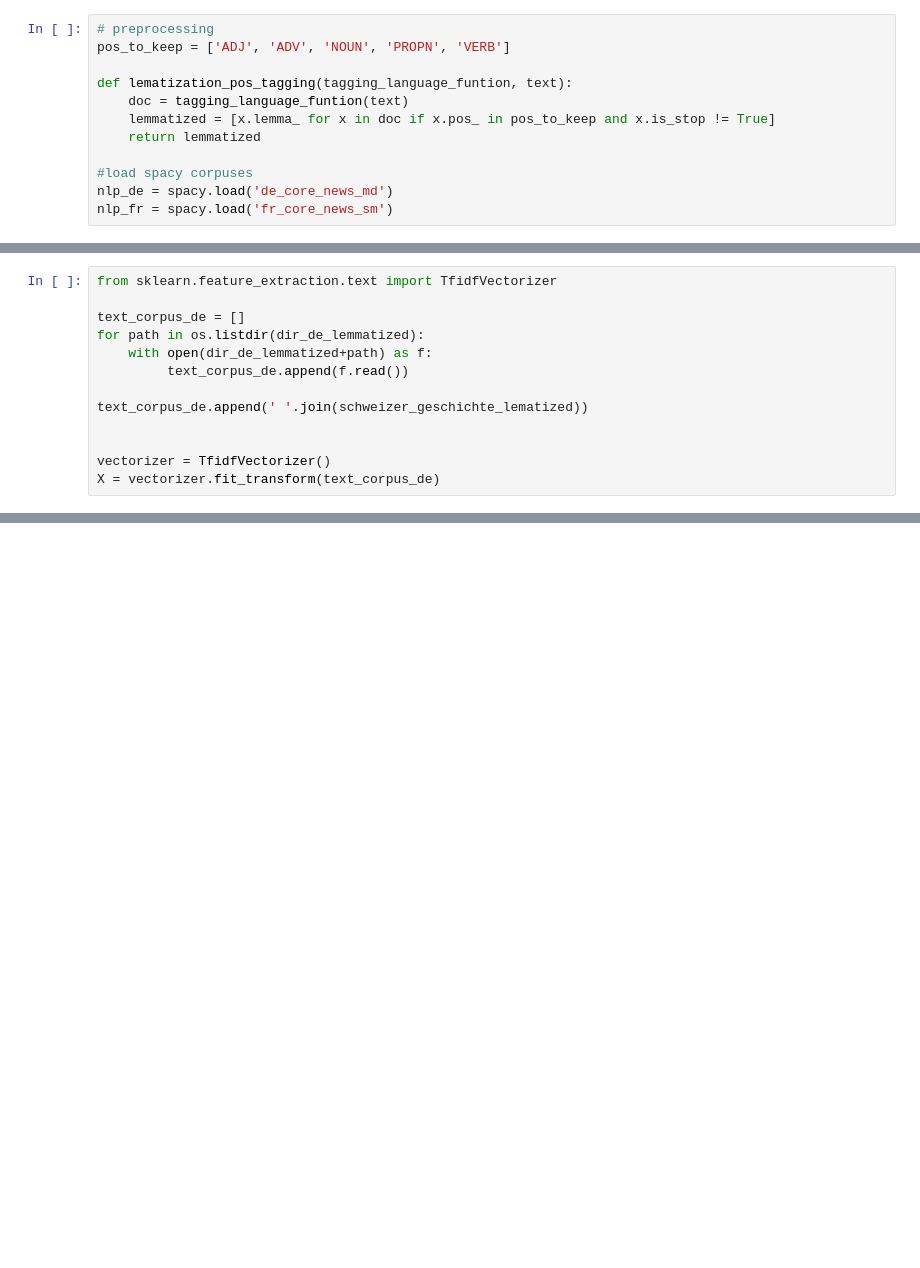
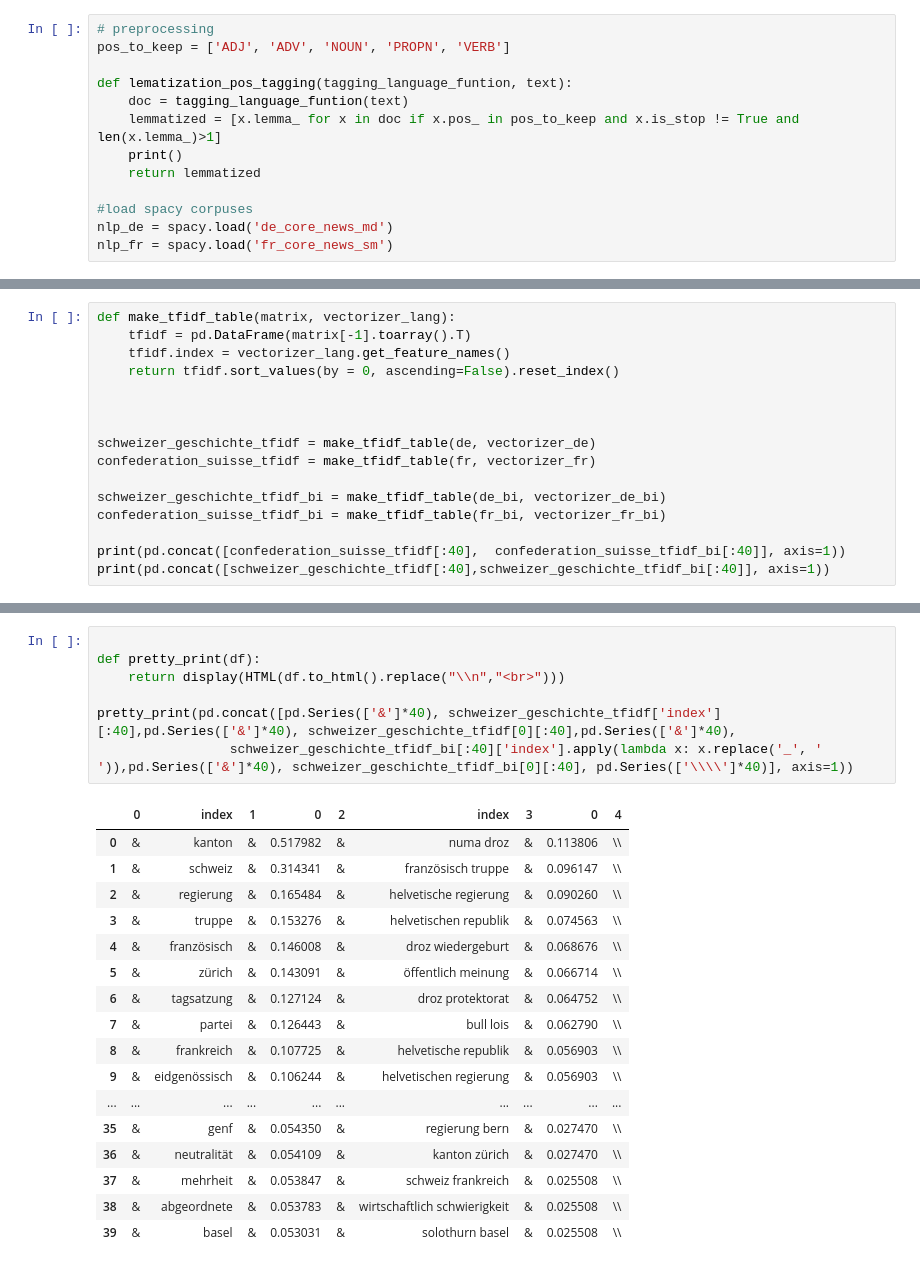
Before and after one commit to ludovicaschaerf/H-D_Project, a Jupyter notebook: aurel_data_preprocessing_tfidf.ipynb, the cells around one changed output, grey strips where cells are left out. Drawn from its saved outputs; the diff is of its cells as text; blank space fills up the shorter version.

```diff
--- a/aurel_data_preprocessing_tfidf.ipynb
+++ b/aurel_data_preprocessing_tfidf.ipynb
@@ -20,7 +78,8 @@ pos_to_keep = ['ADJ', 'ADV', 'NOUN', 'PROPN', 'VERB']
 
 def lematization_pos_tagging(tagging_language_funtion, text):
     doc = tagging_language_funtion(text)
-    lemmatized = [x.lemma_ for x in doc if x.pos_ in pos_to_keep and x.is_stop != True]
+    lemmatized = [x.lemma_ for x in doc if x.pos_ in pos_to_keep and x.is_stop != True and len(x.lemma_)>1]
+    print()
     return lemmatized
 
 #load spacy corpuses
@@ -79,13 +127,0 @@ for files in os.listdir(dir_de_ref)[:50]:
-# %%
-from sklearn.feature_extraction.text import TfidfVectorizer
-
-text_corpus_de = []
-for path in os.listdir(dir_de_lemmatized):
-    with open(dir_de_lemmatized+path) as f:
-         text_corpus_de.append(f.read())
-
-text_corpus_de.append(' '.join(schweizer_geschichte_lematized))
-
-
-vectorizer = TfidfVectorizer()
-X = vectorizer.fit_transform(text_corpus_de)
@@ -120,0 +201,16 @@ schweizer_geschichte_tfidf[:50]
+# %%
+def make_tfidf_table(matrix, vectorizer_lang):
+    tfidf = pd.DataFrame(matrix[-1].toarray().T)
+    tfidf.index = vectorizer_lang.get_feature_names()
+    return tfidf.sort_values(by = 0, ascending=False).reset_index()
+
+
+
+schweizer_geschichte_tfidf = make_tfidf_table(de, vectorizer_de)
+confederation_suisse_tfidf = make_tfidf_table(fr, vectorizer_fr)
+
+schweizer_geschichte_tfidf_bi = make_tfidf_table(de_bi, vectorizer_de_bi)
+confederation_suisse_tfidf_bi = make_tfidf_table(fr_bi, vectorizer_fr_bi)
+
+print(pd.concat([confederation_suisse_tfidf[:40],  confederation_suisse_tfidf_bi[:40]], axis=1))
+print(pd.concat([schweizer_geschichte_tfidf[:40],schweizer_geschichte_tfidf_bi[:40]], axis=1))
@@ -120,0 +278,25 @@ schweizer_geschichte_tfidf[:50]
+# %%
+
+def pretty_print(df):
+    return display(HTML(df.to_html().replace("\\n","<br>")))
+
+pretty_print(pd.concat([pd.Series(['&']*40), schweizer_geschichte_tfidf['index'][:40],pd.Series(['&']*40), schweizer_geschichte_tfidf[0][:40],pd.Series(['&']*40),
+                 schweizer_geschichte_tfidf_bi[:40]['index'].apply(lambda x: x.replace('_', ' ')),pd.Series(['&']*40), schweizer_geschichte_tfidf_bi[0][:40], pd.Series(['\\\\']*40)], axis=1))
+# %% [output]
+|  | 0 | index | 1 | 0 | 2 | index | 3 | 0 | 4 |
+| 0 | & | kanton | & | 0.517982 | & | numa droz | & | 0.113806 | \\ |
+| 1 | & | schweiz | & | 0.314341 | & | französisch truppe | & | 0.096147 | \\ |
+| 2 | & | regierung | & | 0.165484 | & | helvetische regierung | & | 0.090260 | \\ |
+| 3 | & | truppe | & | 0.153276 | & | helvetischen republik | & | 0.074563 | \\ |
+| 4 | & | französisch | & | 0.146008 | & | droz wiedergeburt | & | 0.068676 | \\ |
+| 5 | & | zürich | & | 0.143091 | & | öffentlich meinung | & | 0.066714 | \\ |
+| 6 | & | tagsatzung | & | 0.127124 | & | droz protektorat | & | 0.064752 | \\ |
+| 7 | & | partei | & | 0.126443 | & | bull lois | & | 0.062790 | \\ |
+| 8 | & | frankreich | & | 0.107725 | & | helvetische republik | & | 0.056903 | \\ |
+| 9 | & | eidgenössisch | & | 0.106244 | & | helvetischen regierung | & | 0.056903 | \\ |
+| ... | ... | ... | ... | ... | ... | ... | ... | ... | ... |
+| 35 | & | genf | & | 0.054350 | & | regierung bern | & | 0.027470 | \\ |
+| 36 | & | neutralität | & | 0.054109 | & | kanton zürich | & | 0.027470 | \\ |
+| 37 | & | mehrheit | & | 0.053847 | & | schweiz frankreich | & | 0.025508 | \\ |
+| 38 | & | abgeordnete | & | 0.053783 | & | wirtschaftlich schwierigkeit | & | 0.025508 | \\ |
+| 39 | & | basel | & | 0.053031 | & | solothurn basel | & | 0.025508 | \\ |
```
Also changed, not shown: parts of 21 cells of this notebook.
